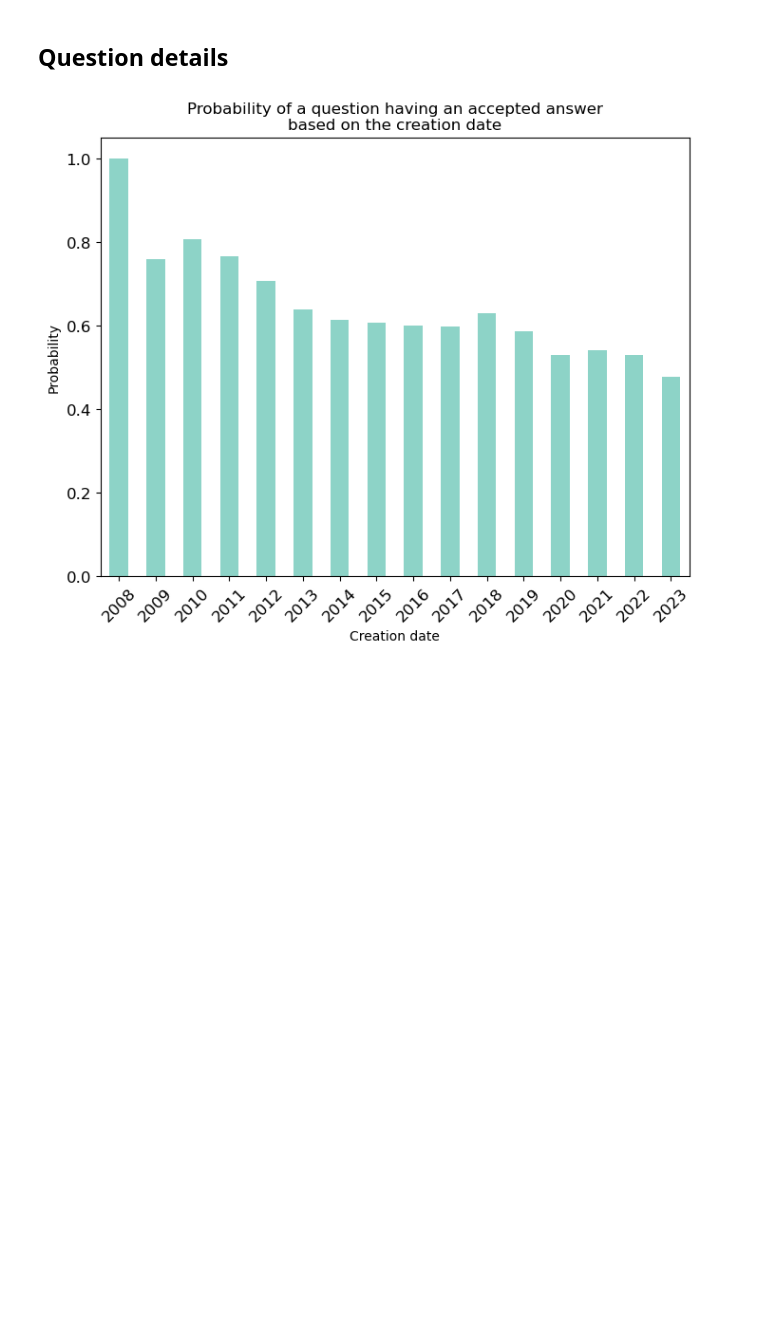
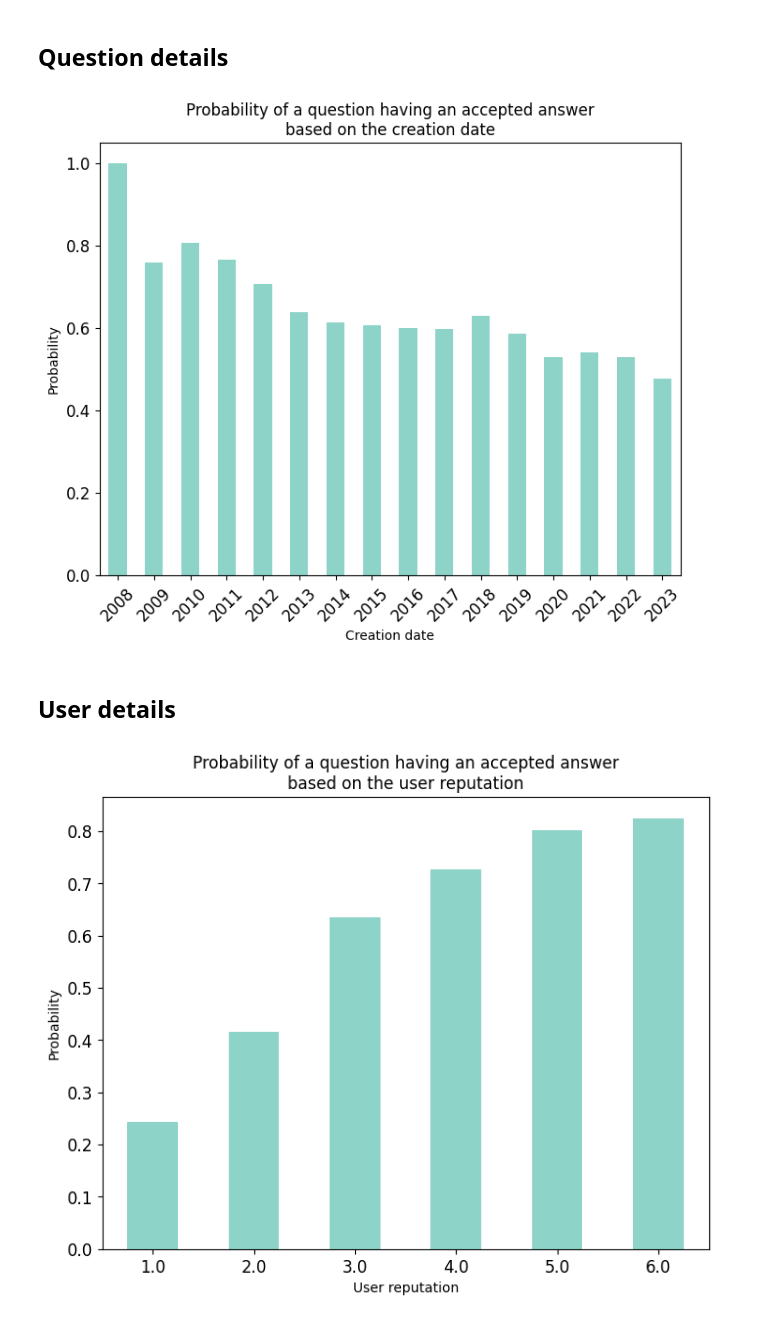
Before and after one commit to KMChris/bigdata, a Jupyter notebook: statistics.ipynb, the cells around one changed output. Drawn from its saved outputs; the diff is of its cells as text; code cells hidden in the pictures; blank space fills up the shorter version.

Commit message:
User details in statistics.ipynb

```diff
--- a/statistics.ipynb
+++ b/statistics.ipynb
@@ -119,7 +125,5 @@ plt.show()
 # %%
 # Histogram of acceptance rate based on question creation date
-questions = questions.withColumn("creation_date", expr("date_format(_CreationDate, 'yyyy')"))\
-                  .withColumn("Accepted", when(col("_AcceptedAnswerId").isNull(), 0).otherwise(1))
 ax = questions.groupBy("creation_date").agg({"Accepted": "avg"}).orderBy("creation_date").toPandas() \
          .plot.bar(x="creation_date", y="avg(Accepted)",
                    title="Probability of a question having an accepted answer\n"
@@ -128,4 +132,21 @@ ax = questions.groupBy("creation_date").agg({"Accepted": "avg"}).orderBy("creati
                    xlabel="Creation date", ylabel="Probability")
 plt.show()
 # %% [output]
-[figure, old version]
+[figure, new version]
+# %% [markdown]
+## User details
+# %%
+# Probability of a question having an accepted answer based on the user reputation
+questions = questions.join(users.select("_Id", "_Reputation"), col("posts._OwnerUserId") == col("users._Id")).drop("_Id")
+# %%
+bucketizer = Bucketizer(splits=[float("-inf"), 0, 10, 100, 1000, 10000, 100000, float("inf")], inputCol="_Reputation", outputCol="reputation_bucket")
+questions_bucketed = bucketizer.transform(questions)
+questions_bucketed.groupBy("reputation_bucket").agg({"accepted": "avg"}).orderBy("reputation_bucket").toPandas() \
+         .plot.bar(x="reputation_bucket", y="avg(accepted)",
+                   title="Probability of a question having an accepted answer\n"
+                         "based on the user reputation",
+                   figsize=(8, 6), rot=0, legend=False, fontsize=12, colormap='Set3',
+                   xlabel="User reputation", ylabel="Probability")
+plt.show()
+# %% [output]
+[figure, added]
```
Also changed, not shown: parts of 13 cells of this notebook.
